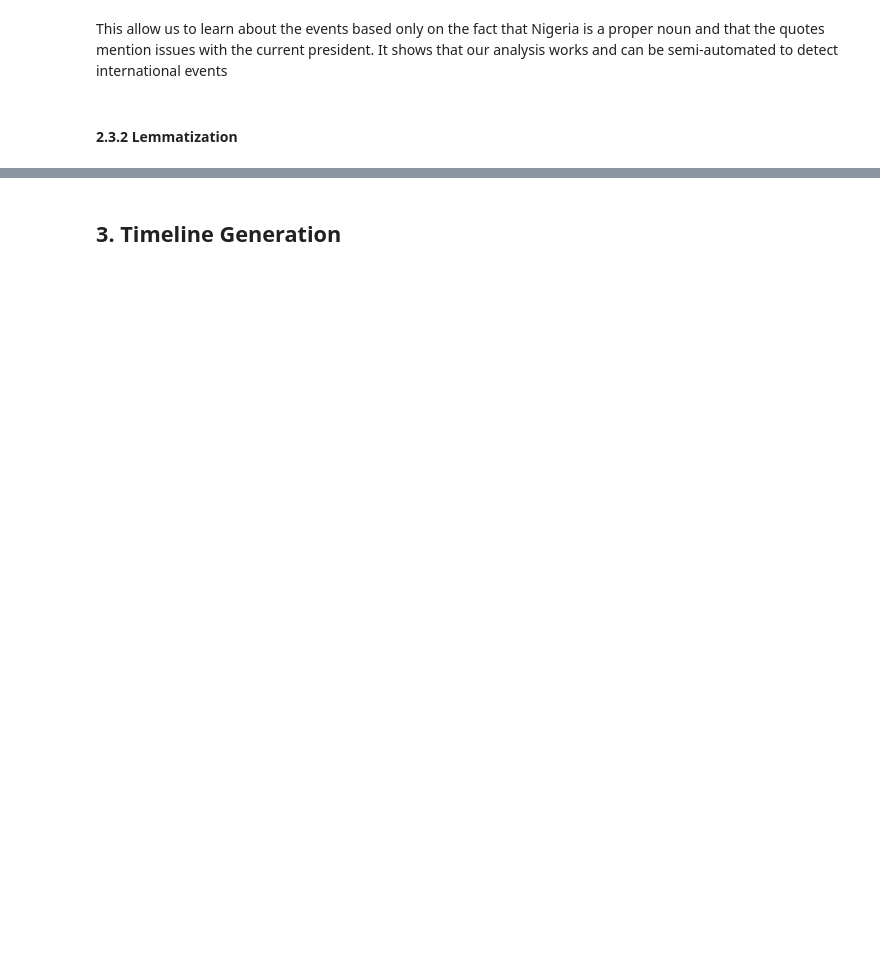
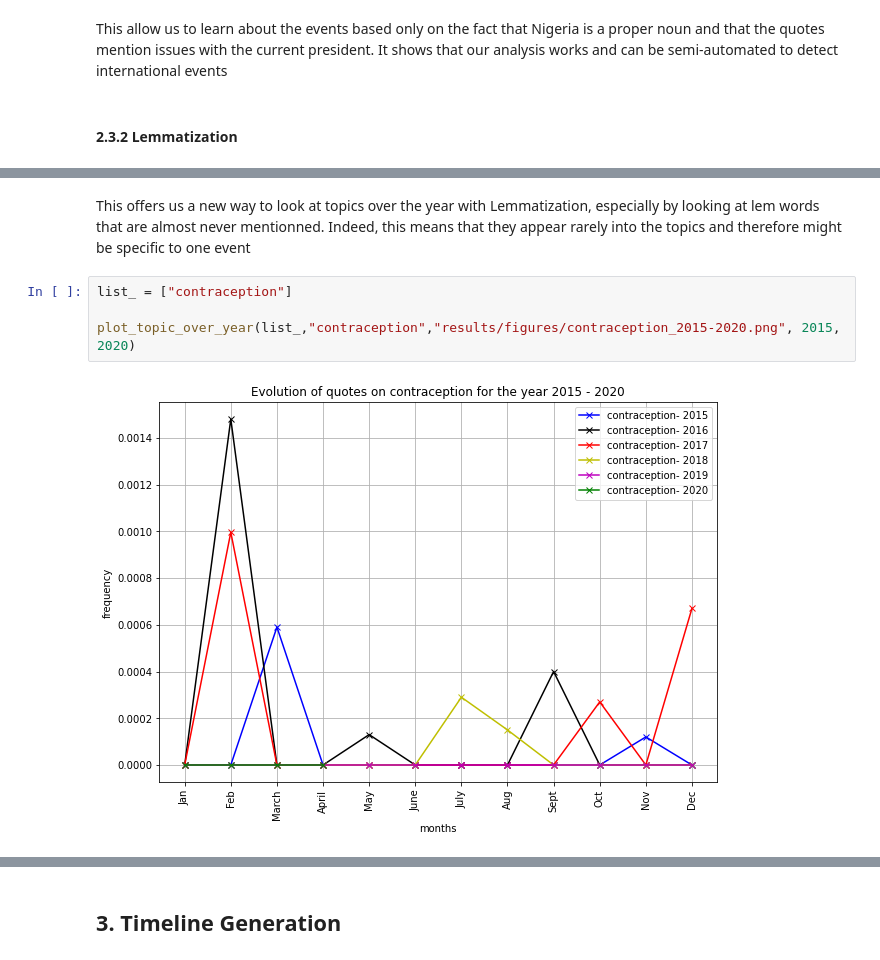
Before and after one commit to epfl-ada/ada-2021-project-adaventurers, a Jupyter notebook: Adaventurers-Project.ipynb, the cells around one changed output, grey strips where cells are left out. Cells and saved outputs as stored; diff of their text form; blank space fills up the shorter version.

```diff
--- a/Adaventurers-Project.ipynb
+++ b/Adaventurers-Project.ipynb
@@ -873,0 +859,8 @@ Another interesting point in the quote topic is to look at the words associated
+# %% [markdown]
+This offers us a new way to look at topics over the year with Lemmatization, especially by looking at lem words that are almost never mentionned. Indeed, this means that they appear rarely into the topics and therefore might be specific to one event
+# %%
+list_ = ["contraception"]
+
+plot_topic_over_year(list_,"contraception","results/figures/contraception_2015-2020.png", 2015, 2020)
+# %% [output]
+[figure, added]
```
Also changed, not shown: parts of 29 cells of this notebook, 8 other files.
